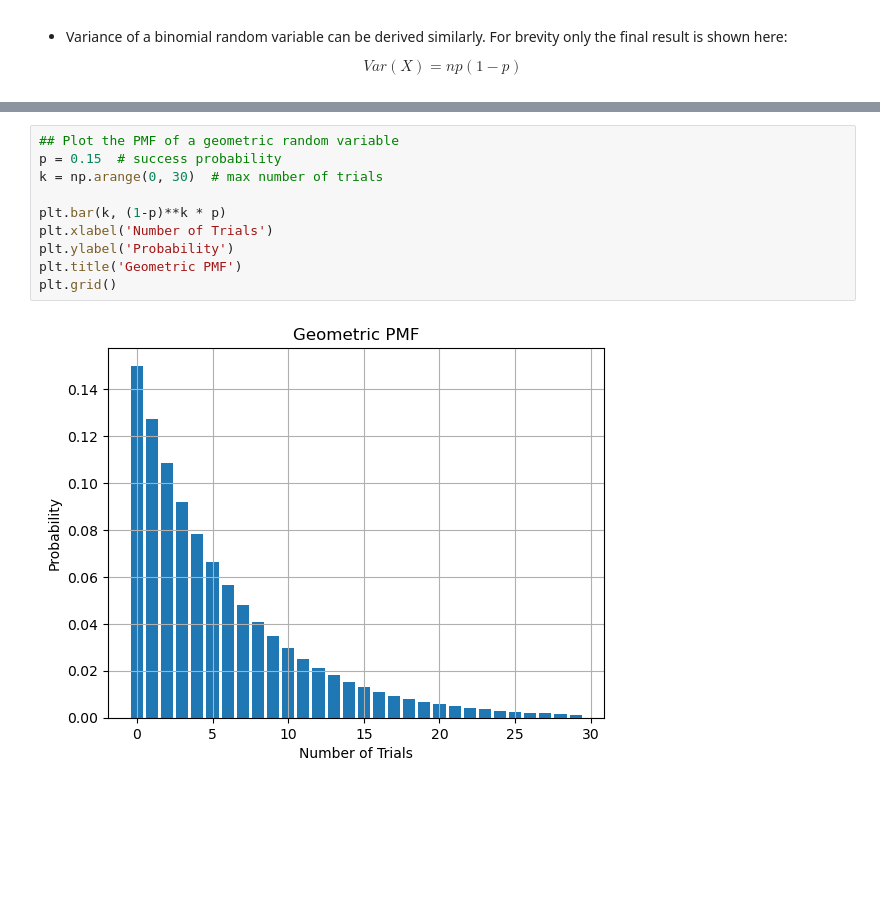
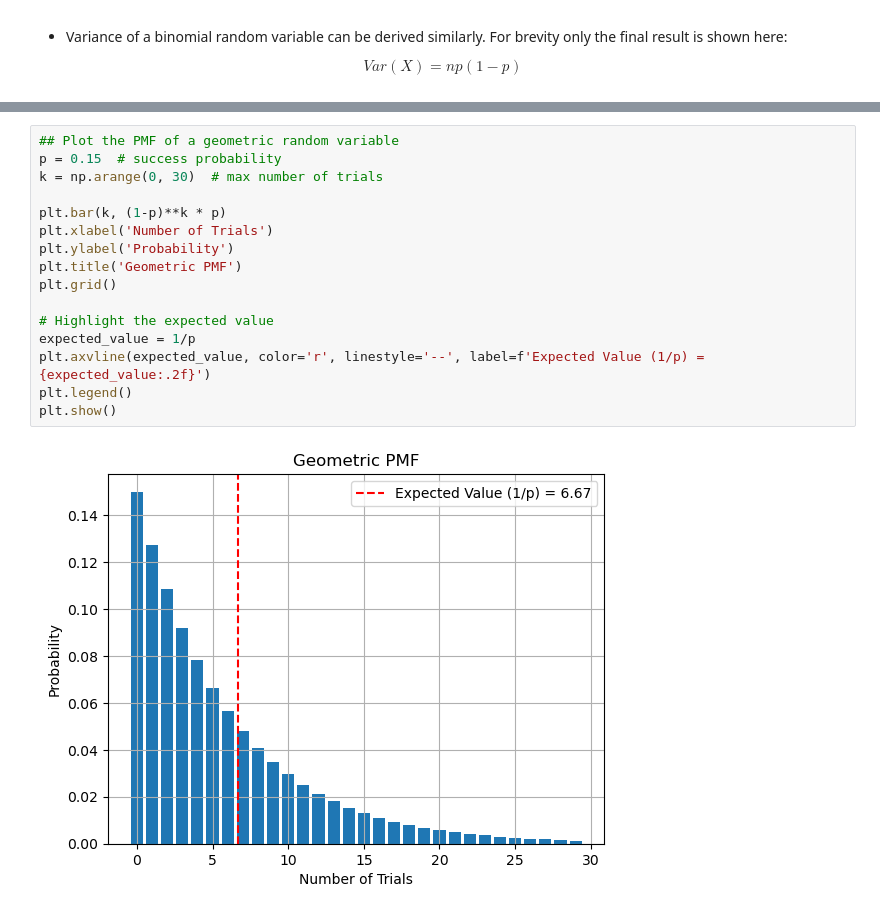
Before and after one commit to vtechsavyy7/vtechsavyy7.github.io, a Jupyter notebook: theory/probability/discrete_random_variables.ipynb, the cells around one changed output, grey strips where cells are left out. Saved outputs shown, nothing was run; the diff lists cells and outputs as text; blank space fills up the shorter version.

```diff
--- a/theory/probability/discrete_random_variables.ipynb
+++ b/theory/probability/discrete_random_variables.ipynb
@@ -103,12 +108,18 @@ $$
 # %%
 ## Plot the PMF of a geometric random variable
 p = 0.15  # success probability
 k = np.arange(0, 30)  # max number of trials
 
 plt.bar(k, (1-p)**k * p)
 plt.xlabel('Number of Trials')
 plt.ylabel('Probability')
 plt.title('Geometric PMF')
 plt.grid()
+
+# Highlight the expected value
+expected_value = 1/p
+plt.axvline(expected_value, color='r', linestyle='--', label=f'Expected Value (1/p) = {expected_value:.2f}')
+plt.legend()
+plt.show()
 # %% [output]
-[figure, old version]
+[figure, new version]
```
Also changed, not shown: parts of 3 cells of this notebook, 7 other files.
